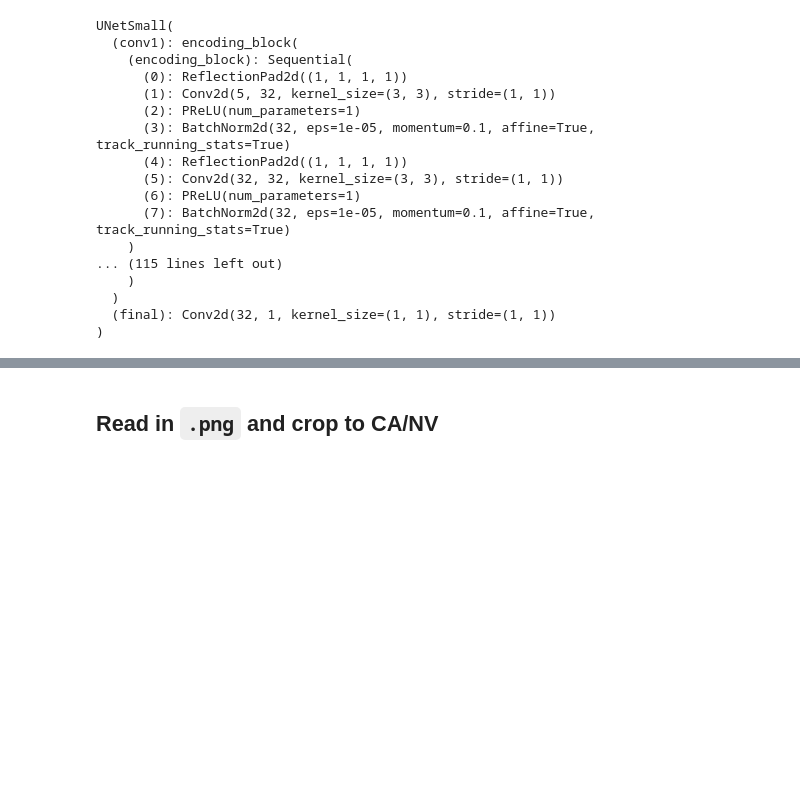
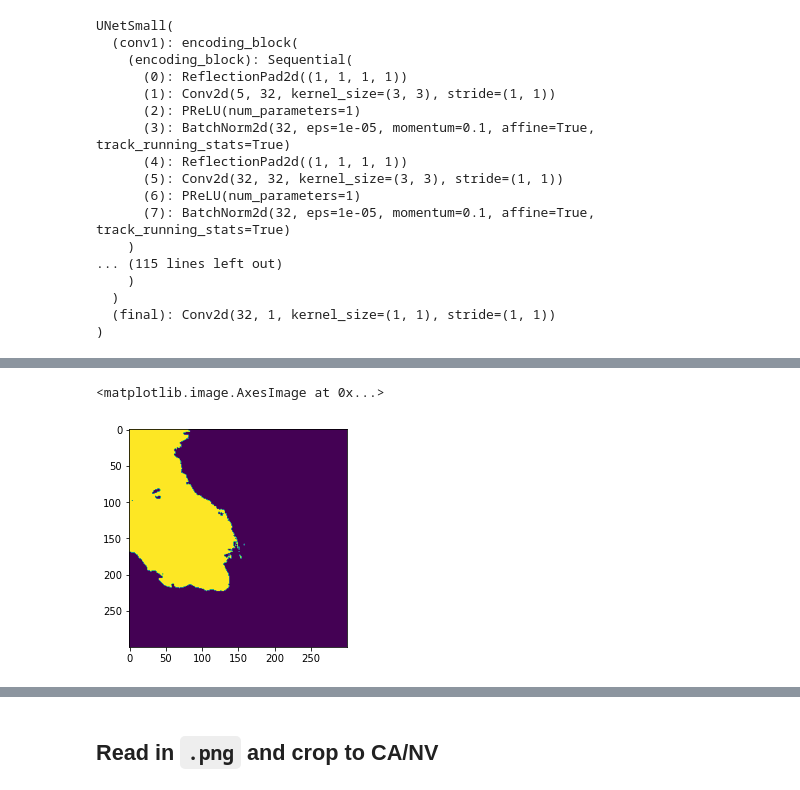
Before and after one commit to jeffwen/smoke_segmentation, a Jupyter notebook: notebooks/3-1_pytorch_network_training.ipynb, the cells around one changed output, grey strips where cells are left out. Cells and saved outputs as stored; diff of their text form; code cells hidden in the pictures; blank space fills up the shorter version.

```diff
--- a/notebooks/3-1_pytorch_network_training.ipynb
+++ b/notebooks/3-1_pytorch_network_training.ipynb
@@ -194,0 +223,6 @@ UNetSmall(
+# %%
+out_map_1 = (out_image_1 > 0.3).int()[0,0,:,:].detach().numpy()
+plt.imshow(out_map_1)
+# %% [output]
+<matplotlib.image.AxesImage at 0x...>
+[figure, added]
```
Also changed, not shown: parts of 8 cells of this notebook, 1 other file.
